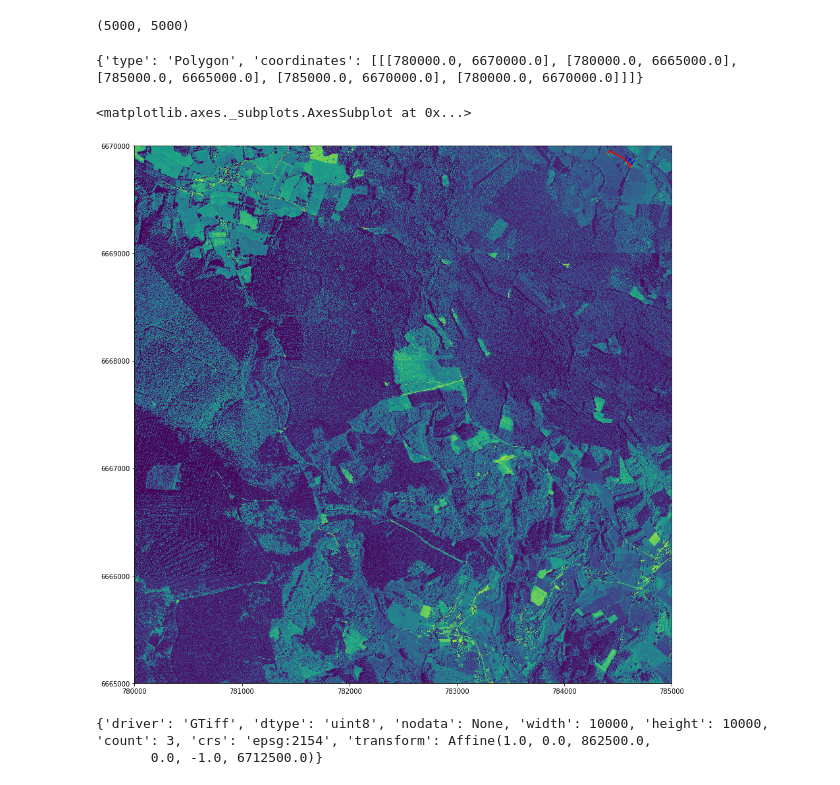
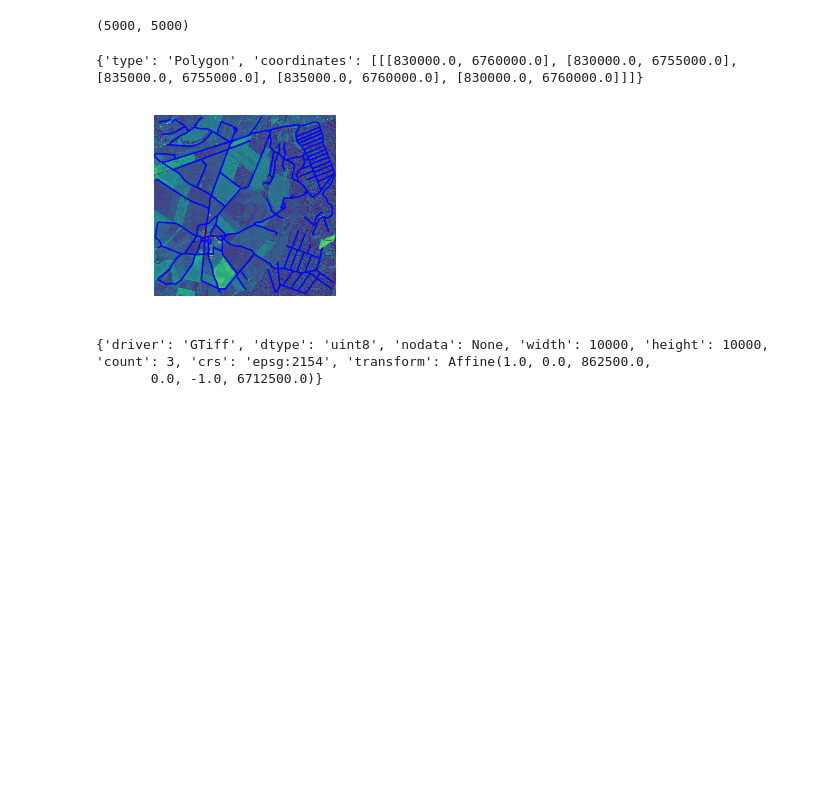
Before and after one commit to margokhokhlova/geomaps_with_pandas, a Jupyter notebook: data_parser_test_alignment.ipynb, the cells around one changed output. Saved outputs shown, nothing was run; the diff lists cells and outputs as text; code cells hidden in the pictures; blank space fills up the shorter version.

```diff
--- a/data_parser_test_alignment.ipynb
+++ b/data_parser_test_alignment.ipynb
@@ -177,7 +185,7 @@ save_path2 = 'D:/allegoria/topo_ortho/cotedor/buildings/'
 save_path3 = 'D:/allegoria/topo_ortho/cotedor/water/'
 save_path4 = 'D:/allegoria/topo_ortho/cotedor/sport/'
 my_dpi=300
-for i in range(1,20): # range - number of images
+for i in range(25): # range - number of images
     name = image_files[i][-36:]
     print(name)
     with rasterio.open(image_files[i]) as dataset:
@@ -220,7 +228,7 @@ for i in range(1,20): # range - number of images
         sg_roads = all_roads[all_roads.geometry.within(polygon_bbox)] #extract segments of roads
         name_wpath = save_path + name[1:-4] + '.png'
         plt.autoscale(False)
-        fig  = sg_roads.plot(figsize=(x_width/float(10*my_dpi), y_width/float(10*my_dpi)),linewidth=0.1)
+        fig  = sg_roads.plot(figsize=(x_width/float(10*my_dpi), y_width/float(10*my_dpi)),linewidth=0.12, edgecolor='c')
         fig.set_xlim([coordinates[0][0],coordinates[2][0]])
         fig.set_ylim([coordinates[1][1],coordinates[0][1]])
         plt.axis('off')
@@ -232,7 +240,7 @@ for i in range(1,20): # range - number of images
         # buildings
         sg_houses = all_buildings[all_buildings.geometry.within(polygon_bbox)] #extract segments of buildings
         name_wpath = save_path2 + name[1:-4] + '.png'
-        fig  = sg_houses.plot(figsize=(x_width/float(10*my_dpi), y_width/float(10*my_dpi)))
+        fig  = sg_houses.plot(figsize=(x_width/float(10*my_dpi), y_width/float(10*my_dpi)), facecolor='c', edgecolor='c')
         fig.set_xlim([coordinates[0][0],coordinates[2][0]])
         fig.set_ylim([coordinates[1][1],coordinates[0][1]])
         plt.axis('off')
@@ -244,7 +252,7 @@ for i in range(1,20): # range - number of images
         # water
         sg_water = data_water[data_water.geometry.within(polygon_bbox)] #extract segments of water
         name_wpath = save_path3 + name[1:-4] + '.png'
-        fig  = sg_water.plot(figsize=(x_width/float(10*my_dpi), y_width/float(10*my_dpi)))
+        fig  = sg_water.plot(figsize=(x_width/float(10*my_dpi), y_width/float(10*my_dpi)), facecolor='c', edgecolor='c')
         fig.set_xlim([coordinates[0][0],coordinates[2][0]])
         fig.set_ylim([coordinates[1][1],coordinates[0][1]])
         plt.axis('off')
@@ -256,7 +264,7 @@ for i in range(1,20): # range - number of images
         #sport
         sg_sport = data_sport[data_sport.geometry.within(polygon_bbox)] #extract segments of sport  things
         name_wpath = save_path4 + name[1:-4] + '.png'
-        fig  = sg_sport.plot(figsize=(x_width/float(10*my_dpi), y_width/float(10*my_dpi)))
+        fig  = sg_sport.plot(figsize=(x_width/float(10*my_dpi), y_width/float(10*my_dpi)), facecolor='c', edgecolor='c')
         fig.set_xlim([coordinates[0][0],coordinates[2][0]])
         fig.set_ylim([coordinates[1][1],coordinates[0][1]])
         plt.autoscale(False)
@@ -266,4 +274,5 @@ for i in range(1,20): # range - number of images
         plt.savefig(name_wpath,type="png", dpi=float(my_dpi) * 10)
 
         dataset.close()
+        plt.close('all')
 # %% [output]
@@ -310,38 +428,66 @@ region_img.save('img.png')
 region_houses.save('bld.png')
 # %%
 get_ipython().magic(u'matplotlib inline')
-with rasterio.open(image_files[5]) as dataset:
+save_path = 'D:/allegoria/topo_ortho/cotedor/labels_png/'
+my_dpi=300
+
+with rasterio.open(image_files[222]) as dataset:
 
     # Read the dataset's valid data mask as a ndarray.
     mask = dataset.dataset_mask()
 
     # Extract feature shapes and values from the array.
     for geom, val in rasterio.features.shapes(
             mask, transform=dataset.transform):
 
         # Transform shapes from the dataset's own coordinate
         # reference system to CRS84 (EPSG:4326).
         geom = rasterio.warp.transform_geom(
             dataset.crs, 'epsg:2154', geom, precision=6)
 
         # Print GeoJSON shapes to stdout.
         print(geom)
 
-raster = rasterio.open(image_files[5])
+raster = rasterio.open(image_files[222])
+
+name = image_files[i][-36:]
+name_wpath = save_path + name[1:-4] + '.png'
 
 bb_box = geom['coordinates']
 polygon_bbox = Polygon(bb_box[0])
-#roads
+
+coordinates = bb_box[0]
+x_width, y_width =  (coordinates[2][0]-coordinates[0][0])*2, (coordinates[0][1]-coordinates[1][1])*2
+
+# shapefiles
 sg_roads = all_roads[all_roads.geometry.within(polygon_bbox)] #extract segments of roads
-sg_buildings = all_buildings[ all_buildings.geometry.within(polygon_bbox)] #extract segments of roads
-fig, ax = plt.subplots(figsize=(15, 15))
+sg_houses = all_buildings[all_buildings.geometry.within(polygon_bbox)] #extract segments of buildings
+sg_water = data_water[data_water.geometry.within(polygon_bbox)] #extract segments of water
+sg_sport = data_sport[data_sport.geometry.within(polygon_bbox)] #extract segments of sport  things
+
+
+fig, ax = plt.subplots(figsize=(x_width/float(10*my_dpi), y_width/float(10*my_dpi)))
 rasterio.plot.show(raster, ax=ax)
-sg_roads.plot(ax=ax, facecolor='None', edgecolor='red')
-sg_buildings.plot(ax=ax, facecolor='blue', edgecolor='blue')
+sg_roads.plot(ax=ax, color='blue', linewidth=0.12)
+sg_houses.plot(ax=ax, color='red')
+sg_water.plot(ax=ax, color ='green')
+sg_sport.plot(ax=ax, color ='black')
+plt.axis('off')
+plt.savefig(name_wpath, type="png", dpi= float(my_dpi) * 10)
+
+
+# sg_houses.plot(figsize=(x_width/float(10*my_dpi), y_width/float(10*my_dpi)), color ='r', ax = ax)
+# sg_water.plot(figsize=(x_width/float(10*my_dpi), y_width/float(10*my_dpi)), color ='g', ax=ax)
+# sg_sport.plot(figsize=(x_width/float(10*my_dpi), y_width/float(10*my_dpi)), color ='k', ax = ax)
+# # ax.set_xlim([coordinates[0][0],coordinates[2][0]])
+# # ax.set_ylim([coordinates[1][1],coordinates[0][1]])
+# #
+# # plt.autoscale(False)
+# # ax.axes.get_xaxis().set_visible(False)
+# # ax.axes.get_yaxis().set_visible(False)
 # %% [output]
-{'type': 'Polygon', 'coordinates': [[[780000.0, 6670000.0], [780000.0, 6665000.0], [785000.0, 6665000.0], [785000.0, 6670000.0], [780000.0, 6670000.0]]]}
+{'type': 'Polygon', 'coordinates': [[[830000.0, 6760000.0], [830000.0, 6755000.0], [835000.0, 6755000.0], [835000.0, 6760000.0], [830000.0, 6760000.0]]]}
-<matplotlib.axes._subplots.AxesSubplot at 0x...>
-[figure, old version]
+[figure, new version]
 # %%
 # function to get an image, and go through it with a given stride, saving patches
 #def tiles_from_image:
```
Also changed, not shown: parts of 7 cells of this notebook.
